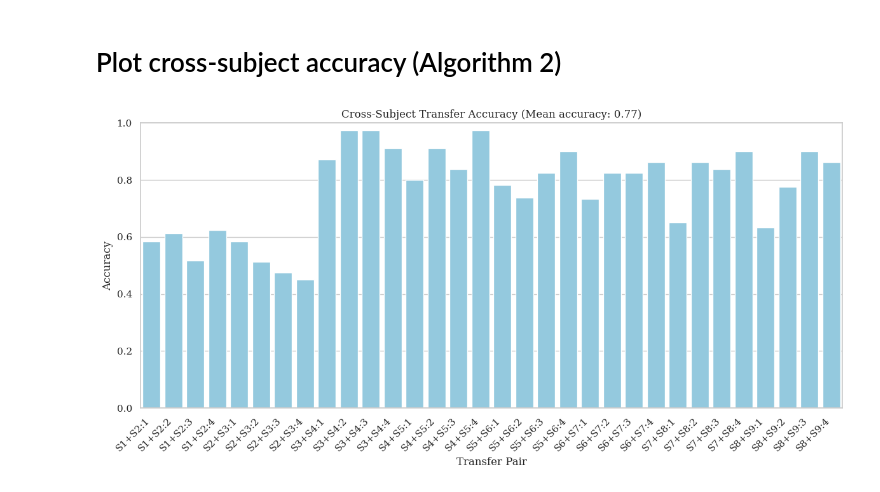
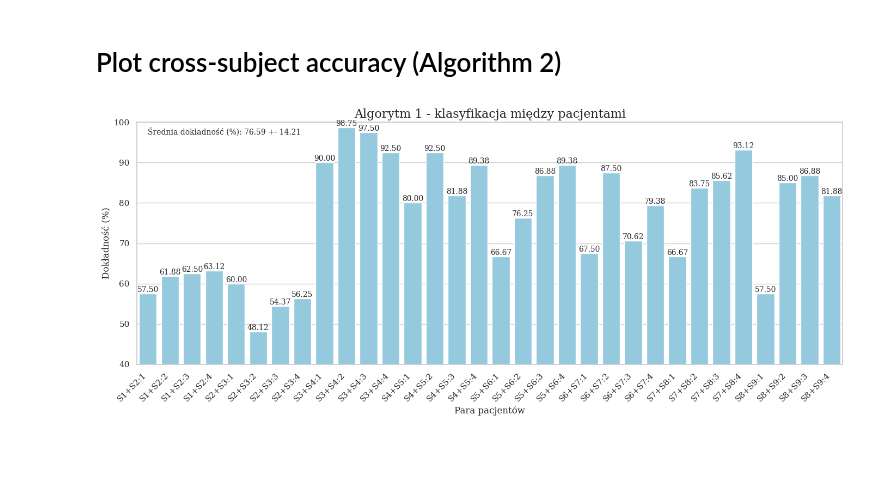
Before and after one commit to ad-jusk/eeg_transformer, a Jupyter notebook: notebooks/mtl_bci_2008_b.ipynb, the cells around one changed output. Drawn from its saved outputs; the diff is of its cells as text; code cells hidden in the pictures; blank space fills up the shorter version.

```diff
--- a/notebooks/mtl_bci_2008_b.ipynb
+++ b/notebooks/mtl_bci_2008_b.ipynb
@@ -170,7 +170,7 @@ for idx, subject in enumerate(subjects):
     clf = linear.MultiTaskLinearClassifier(regularization=0.1, zero_mean=False, cov_flag="l2-trace")
     clf.fit_sessions(X_train[idx], y_train[idx])
     acc, y_pred = clf.score(X_test[idx], y_test[idx])
-    accuracies.append(acc)
+    accuracies.append(acc * 100)
     algorithm_1_results[f"subj_{idx+1}_test_labels"] = y_test[idx]
     algorithm_1_results[f"subj_{idx+1}_pred_labels"] = y_pred
     logger.info(f"Accuracy for subject {idx}: {acc:.2f}")
@@ -284,0 +295,13 @@ plt.show()
+# %%
+fig, axes = plt.subplots(3, 3, figsize=(8, 8))
+axes = axes.flatten()
+
+for i, subj_idx in enumerate(subjects):
+    test = algorithm_2_results[f"subj_{subj_idx}_test_labels"]
+    pred = algorithm_2_results[f"subj_{subj_idx}_pred_labels"]
+    cm = confusion_matrix(test, pred, labels=[-1, 1])
+    disp = ConfusionMatrixDisplay(confusion_matrix=cm, display_labels=[-1, 1])
+    disp.plot(ax=axes[i], values_format="d")
+    axes[i].set_title(f"Pacjent {subj_idx}")
+fig.suptitle("Algorytm 2 - macierze pomyłek dla klasyfikacji międzysesyjnej")
+plt.tight_layout()
@@ -342,10 +367,10 @@ for subj_idx, _ in enumerate(subjects):
             {
                 "train_desc": f"S{subj_idx + 1}",
                 "eval_desc": f"S{next_subj_idx + 1}:{sess_idx}",
-                "accuracy": acc,
+                "accuracy": acc * 100,
             }
         )
-        accuracies.append(acc)
+        accuracies.append(acc * 100)
 
         logger.info(
             f"Training on S{subj_idx} + S{next_subj_idx}:{sess_idx}, test on S{next_subj_idx}:{sess_idx + 1} acc = {acc:.2f}"
@@ -413,18 +445,17 @@ for subj_idx, _ in enumerate(subjects):
         )
         clf.fit_sessions(X_cs_train, y_cs_train)
 
-        X_adapt, X_eval, y_adapt, y_eval = split_test_session(X_cs_test, y_cs_test)
-        clf.fit(X_adapt, y_adapt)
-        acc, y_pred = clf.score(X_eval, y_eval)
+        clf.update_based_on_new_data(X_cs_test, y_cs_test)
+        acc, y_pred = clf.score(X_cs_test, y_cs_test)
 
         cross_subject_results.append(
             {
                 "train_desc": f"S{subj_idx + 1}",
                 "eval_desc": f"S{next_subj_idx + 1}:{sess_idx}",
-                "accuracy": acc,
+                "accuracy": acc * 100,
             }
         )
-        accuracies.append(acc)
+        accuracies.append(acc * 100)
 
         logger.info(
             f"Training on S{subj_idx} + S{next_subj_idx}:{sess_idx}, test on S{next_subj_idx}:{sess_idx + 1} acc = {acc:.2f}"
@@ -454,15 +485,22 @@ logger.info(f"Mean accuracy: {np.mean(accuracies):.2f}")
 # %%
 df = pd.DataFrame(cross_subject_results)
 df["transfer_pair"] = df["train_desc"] + "+" + df["eval_desc"]
 
-plt.figure(figsize=(12, 6))
+plt.figure(figsize=(14, 6))
 axes = sns.barplot(data=df, x="transfer_pair", y="accuracy", color="skyblue")
-axes.set_ylim(0, 1)
-axes.set_title(f"Cross-Subject Transfer Accuracy (Mean accuracy: {np.mean(accuracies):.2f})")
-axes.set_ylabel("Accuracy")
-axes.set_xlabel("Transfer Pair")
+axes.set_ylim(40, 100)
+axes.set_title(f"Algorytm 1 - klasyfikacja między pacjentami", fontsize=16)
+plt.text(
+    x=0,
+    y=97,
+    s=f"Średnia dokładność (%): {np.mean(accuracies):.2f} +- {np.std(accuracies):.2f}",
+    fontsize=10,
+)
+axes.bar_label(axes.containers[0], fmt="%.2f", fontsize=10)
+axes.set_ylabel("Dokładność (%)")
+axes.set_xlabel("Para pacjentów")
 plt.xticks(rotation=45, ha="right")
 plt.tight_layout()
 plt.show()
 # %% [output]
-[figure, old version]
+[figure, new version]
```
Also changed, not shown: parts of 11 cells of this notebook, 3 other files.
